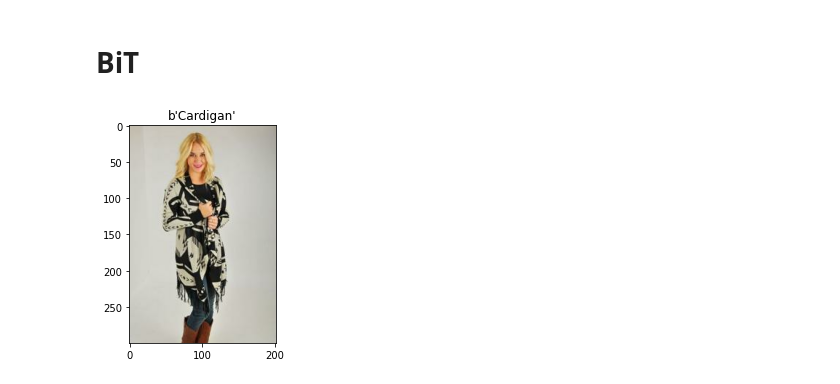
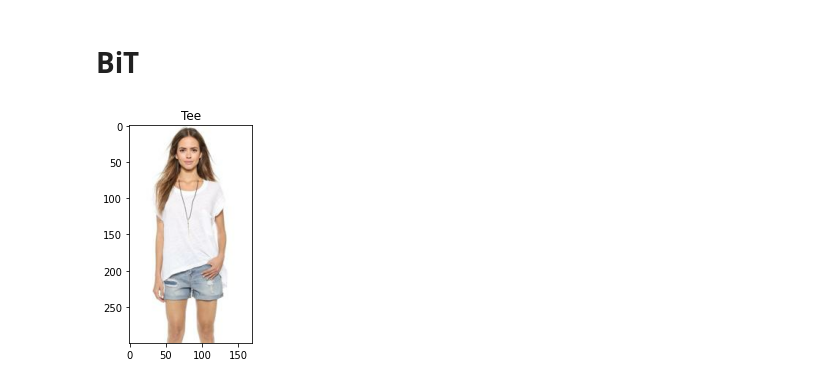
Before and after one commit to andrei-micuda/TheWardrobeVue, a Jupyter notebook: ClothesClassification.ipynb, the cells around one changed output. Saved outputs shown, nothing was run; the diff lists cells and outputs as text; code cells hidden in the pictures.

```diff
--- a/ClothesClassification.ipynb
+++ b/ClothesClassification.ipynb
@@ -320,16 +320,16 @@ ds_val = generate_dataset("val")
 # %%
 #@title
 import matplotlib.pyplot as plt
 
 for features in ds_train.take(1):
   image = features['image']
-  label = features['label'].numpy()
+  label = categories[features['label'].numpy()[0][0]]
   plt.imshow(image)
   plt.title(label)
   plt.show()
   # image = preprocess_image(image)
 # %% [output]
-[figure, old version]
+[figure, new version]
 # %%
 class MyBiTModel(tf.keras.Model):
   """BiT with a new head."""
```
Also changed, not shown: parts of 2 cells of this notebook.
